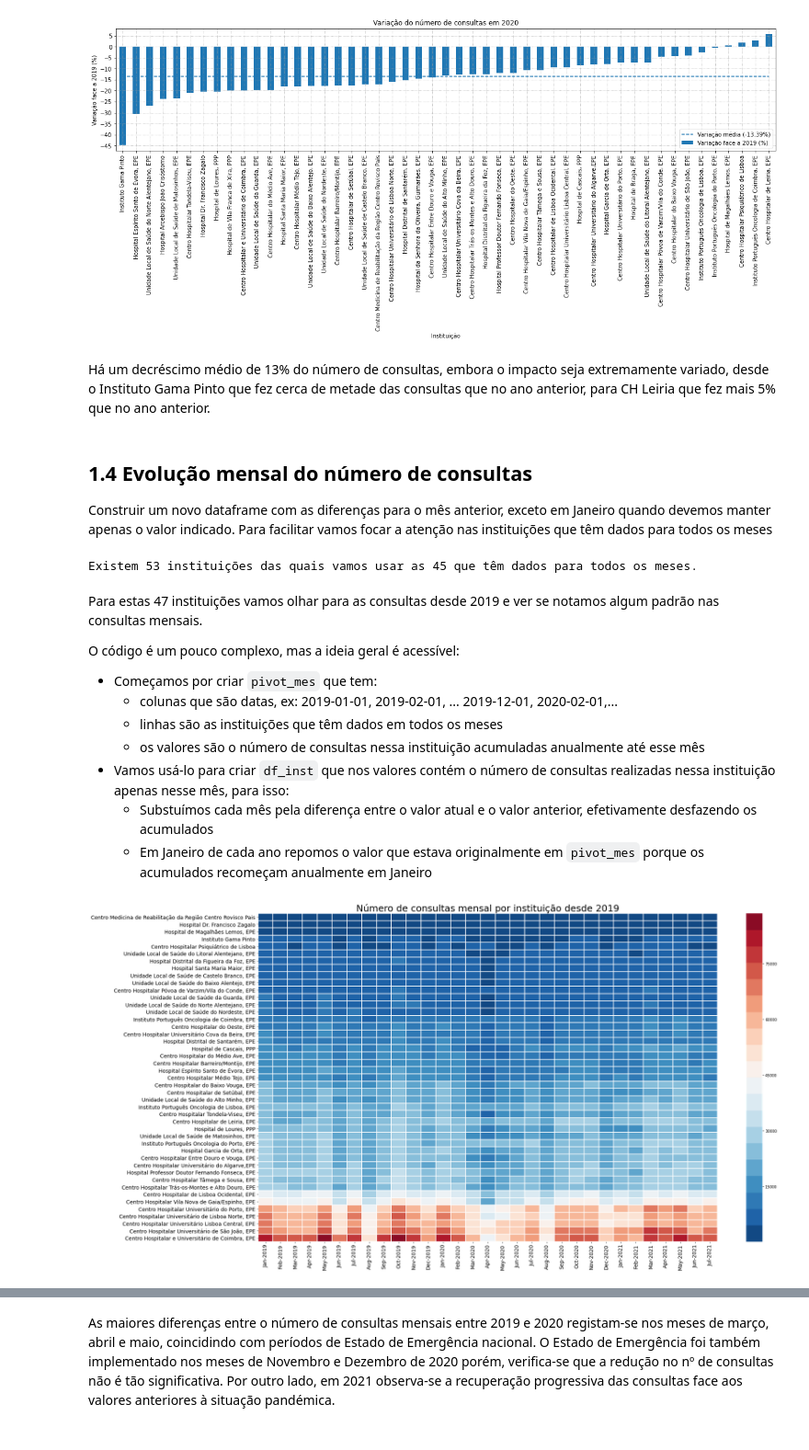
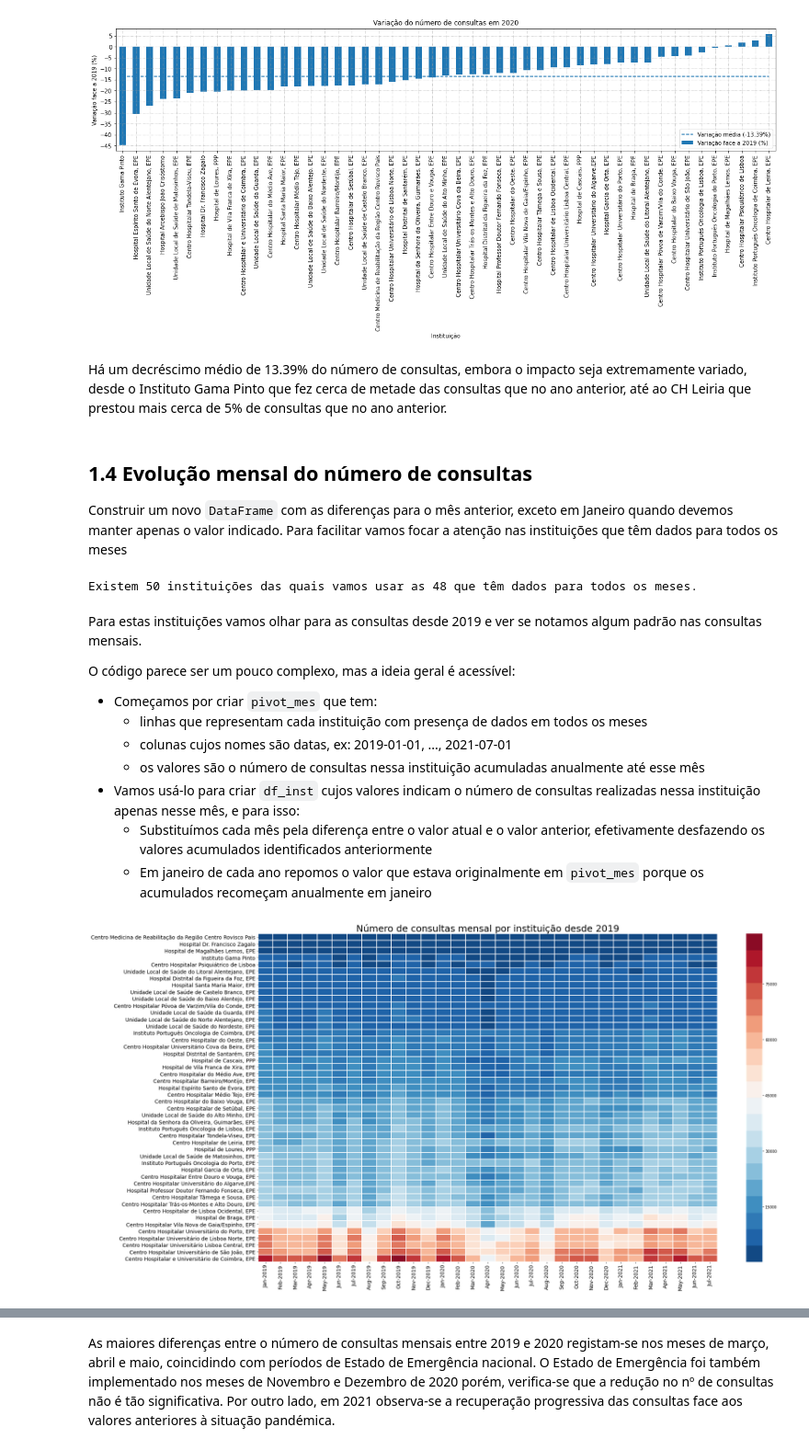
Before and after one commit to zevarela/dssg, a Jupyter notebook: Tutorial_DSSG_2021-06.ipynb, the cells around one changed output, grey strips where cells are left out. Shown at 92% size. Saved outputs shown, nothing was run; the diff lists cells and outputs as text; code cells hidden in the pictures.

```diff
--- a/Tutorial_DSSG_2021-06.ipynb
+++ b/Tutorial_DSSG_2021-06.ipynb
@@ -260,53 +314,54 @@ ax.legend(loc='lower right');
 # %% [output]
 [figure]
 # %% [markdown]
-Há um decréscimo médio de 13% do número de consultas, embora o impacto seja extremamente variado, desde o Instituto Gama Pinto que fez cerca de metade das consultas que no ano anterior, para CH Leiria que fez mais 5% que no ano anterior.
+Há um decréscimo médio de 13.39% do número de consultas, embora o impacto seja extremamente variado, desde o Instituto Gama Pinto que fez cerca de metade das consultas que no ano anterior, até ao CH Leiria que prestou mais cerca de 5% de consultas que no ano anterior.
 # %% [markdown]
 ## 1.4 Evolução mensal do número de consultas
 
-Construir um novo dataframe com as diferenças para o mês anterior, exceto em Janeiro quando devemos manter apenas o valor indicado. Para facilitar vamos focar a atenção nas instituições que têm dados para todos os meses
+Construir um novo `DataFrame` com as diferenças para o mês anterior, exceto em Janeiro quando devemos manter apenas o valor indicado. Para facilitar vamos focar a atenção nas instituições que têm dados para todos os meses
 # %%
 df_mes = df_hosp.copy()
 df_mes['Mês'] = pd.to_datetime(df_mes['Período'] , format='%Y-%m')
 df_mes['Dia'] = pd.to_datetime(df_mes['Periodo_format_2'] , format='%Y/%m/%d')
 
-df_inst_completas = df_mes[['Instituição','Mês']].groupby('Instituição').nunique()
-all_inst = len(df_inst_completas)
-df_inst_completas=df_inst_completas[df_inst_completas.Mês==df_inst_completas.Mês.max()].index
-df_mes = df_mes[df_mes.Instituição.isin(df_inst_completas)]
-print(f"Existem {all_inst} instituições das quais vamos usar as {df_mes.Instituição.nunique()} que têm dados para todos os meses.")
+inst_nmonths = df_mes[['Instituição','Mês']].groupby('Instituição').nunique()
+all_inst = len(inst_nmonths)
+inst_nmonths = inst_nmonths[inst_nmonths.Mês == inst_nmonths.Mês.max()].index
+df_mes = df_mes[df_mes.Instituição.isin(inst_nmonths)]
+print(f"Existem {all_inst} instituições das quais vamos usar as \
+{df_mes.Instituição.nunique()} que têm dados para todos os meses.")
 # %% [output]
-Existem 53 instituições das quais vamos usar as 45 que têm dados para todos os meses.
+Existem 50 instituições das quais vamos usar as 48 que têm dados para todos os meses.
 # %% [markdown]
-Para estas 47 instituições vamos olhar para as consultas desde 2019 e ver se notamos algum padrão nas consultas mensais.
+Para estas instituições vamos olhar para as consultas desde 2019 e ver se notamos algum padrão nas consultas mensais.
 
-O código é um pouco complexo, mas a ideia geral é acessível:
+O código parece ser um pouco complexo, mas a ideia geral é acessível:
 * Começamos por criar `pivot_mes` que tem:
-  * colunas que são datas, ex: 2019-01-01, 2019-02-01, ... 2019-12-01, 2020-02-01,...
-  * linhas são as instituições que têm dados em todos os meses
+  * linhas que representam cada instituição com presença de dados em todos os meses
+  * colunas cujos nomes são datas, ex: 2019-01-01, ..., 2021-07-01
   * os valores são o número de consultas nessa instituição acumuladas anualmente até esse mês
-* Vamos usá-lo para  criar `df_inst` que nos valores contém o número de consultas realizadas nessa instituição apenas nesse mês, para isso:
-  * Substuímos cada mês pela diferença entre o valor atual e o valor anterior, efetivamente desfazendo os acumulados
-  * Em Janeiro de cada ano repomos o valor que estava originalmente em `pivot_mes` porque os acumulados recomeçam anualmente em Janeiro
+* Vamos usá-lo para  criar `df_inst` cujos valores indicam o número de consultas realizadas nessa instituição apenas nesse mês, e para isso:
+  * Substituímos cada mês pela diferença entre o valor atual e o valor anterior, efetivamente desfazendo os valores acumulados identificados anteriormente
+  * Em janeiro de cada ano repomos o valor que estava originalmente em `pivot_mes` porque os acumulados recomeçam anualmente em janeiro
 # %%
-pivot_mes = pd.pivot_table(df_mes, values='Nº Consultas Médicas Total', index=['Instituição'], columns=['Dia'], aggfunc='sum')
+pivot_mes = pd.pivot_table(df_mes, values='Nº Consultas Médicas Total',
+                           index=['Instituição'], columns=['Dia'], aggfunc='sum')
 df_inst = pivot_mes.T.diff()
-df_inst = df_inst.where(df_inst>1).T.iloc[:, 72:]
-for i in range(0,len(df_inst.columns),12):
-    df_inst.iloc[:,  i] = pivot_mes.iloc[:, 72+i]   # 2019-01-01, 2020-01-01, 2021-01-01, ...
-xlabels = get_month_labels_from_date_columns(df_inst)
+first_index = ((df_inst.index >= '2019-01-01') == False).sum()
+df_inst = df_inst.where(df_inst>1).T.iloc[:, first_index:]
+for i in range(0, len(df_inst.columns), 12):
+    df_inst.iloc[:, i] = pivot_mes.iloc[:, first_index+i]
 
 df_inst.sort_values(by='2019-01-01', inplace=True)
 cmap = sns.color_palette('RdBu_r', 20)
-fig, ax = plt.subplots(figsize=(28,14))
-ax = sns.heatmap(df_inst, square=False, annot=False, cmap = cmap, linewidths=1)
-ax.set_yticklabels(df_inst.index,rotation=0, fontsize = 14);
-ax.set_xticklabels(xlabels,rotation=90, fontsize = 14);
-ax.set_xlabel('')
-ax.set_ylabel('')
+fig, ax = plt.subplots(figsize=(28, 14))
+ax = sns.heatmap(df_inst, square=False, annot=False, cmap=cmap, linewidths=1)
+ax.set_yticklabels(df_inst.index, rotation=0, fontsize=14);
+ax.set_xticklabels(get_month_labels_from_date_columns(df_inst), rotation=90, fontsize=14);
+ax.set_xlabel(''); ax.set_ylabel('');
 ax.set_title("Número de consultas mensal por instituição desde 2019", fontsize=25);
 plt.tight_layout()
 # %% [output]
-[figure, old version]
+[figure, new version]
 # %% [markdown]
 Identificam-se:
```
Also changed, not shown: parts of 32 cells of this notebook.
